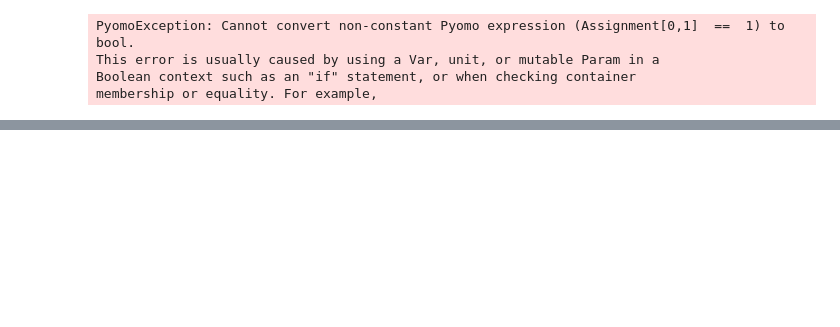
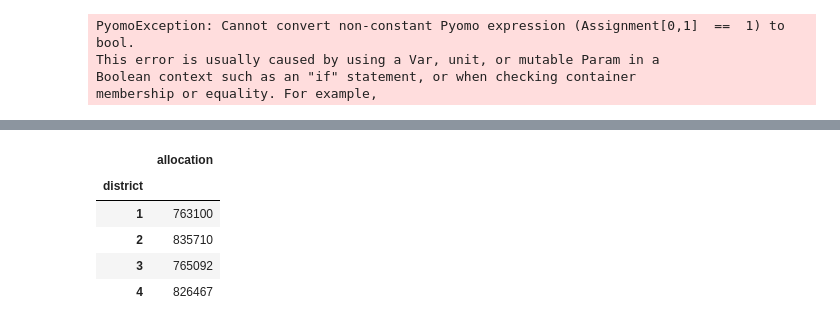
Before and after one commit to stefaniegwangphd/ia-redistricting, a Jupyter notebook: pyomo-trial-run-sw.ipynb, the cells around one changed output, grey strips where cells are left out. Saved outputs shown, nothing was run; the diff lists cells and outputs as text; code cells hidden in the pictures; blank space fills up the shorter version.

```diff
--- a/pyomo-trial-run-sw.ipynb
+++ b/pyomo-trial-run-sw.ipynb
@@ -344,0 +449,10 @@ Assignment[0,1]
+# %%
+district_totals = pd.DataFrame(results.groupby('district')['allocation'].sum().astype('int64'))
+district_totals
+# %% [output]
+|  | allocation |
+| district |  |
+| 1 | 763100 |
+| 2 | 835710 |
+| 3 | 765092 |
+| 4 | 826467 |
```
Also changed, not shown: parts of 42 cells of this notebook.
